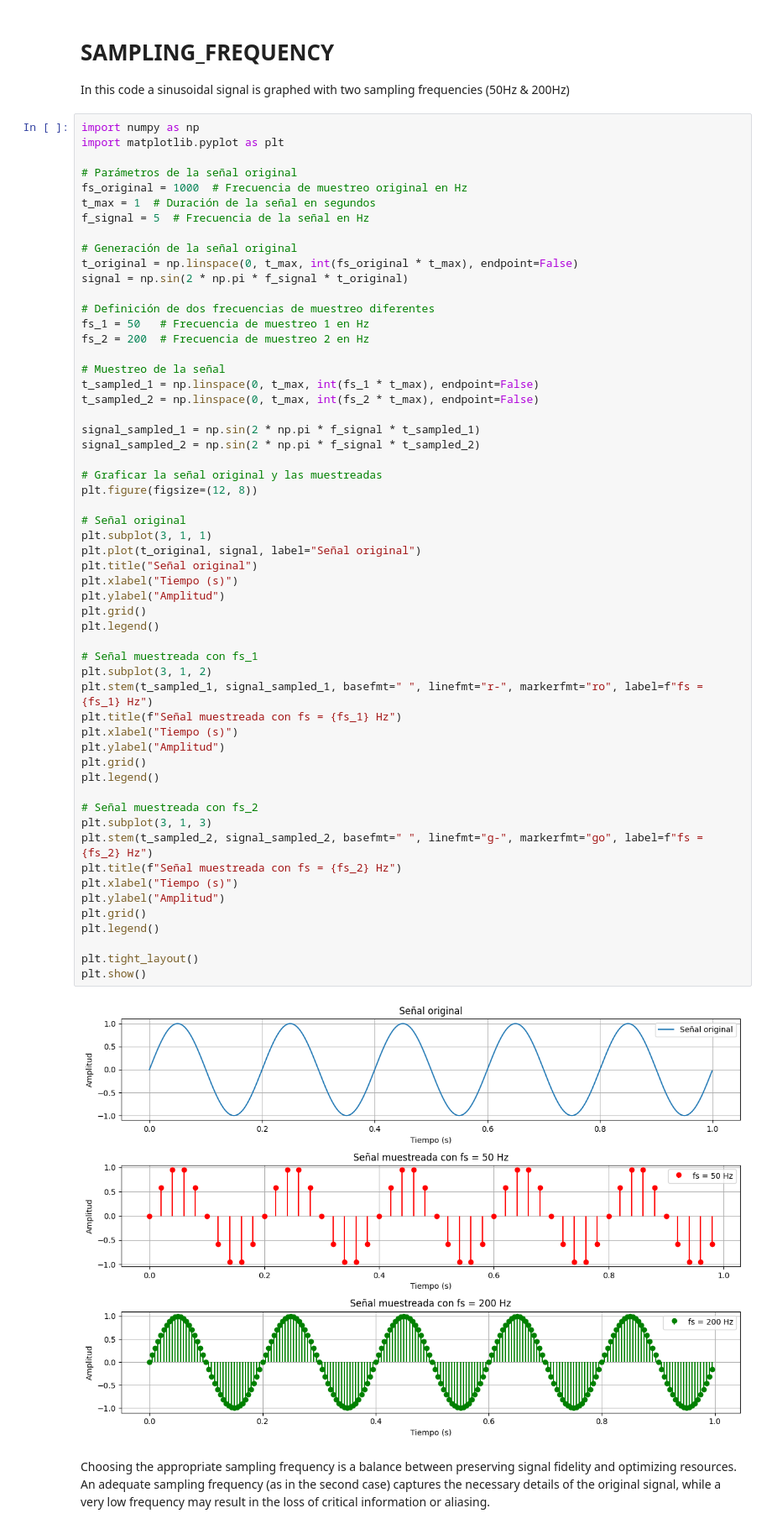
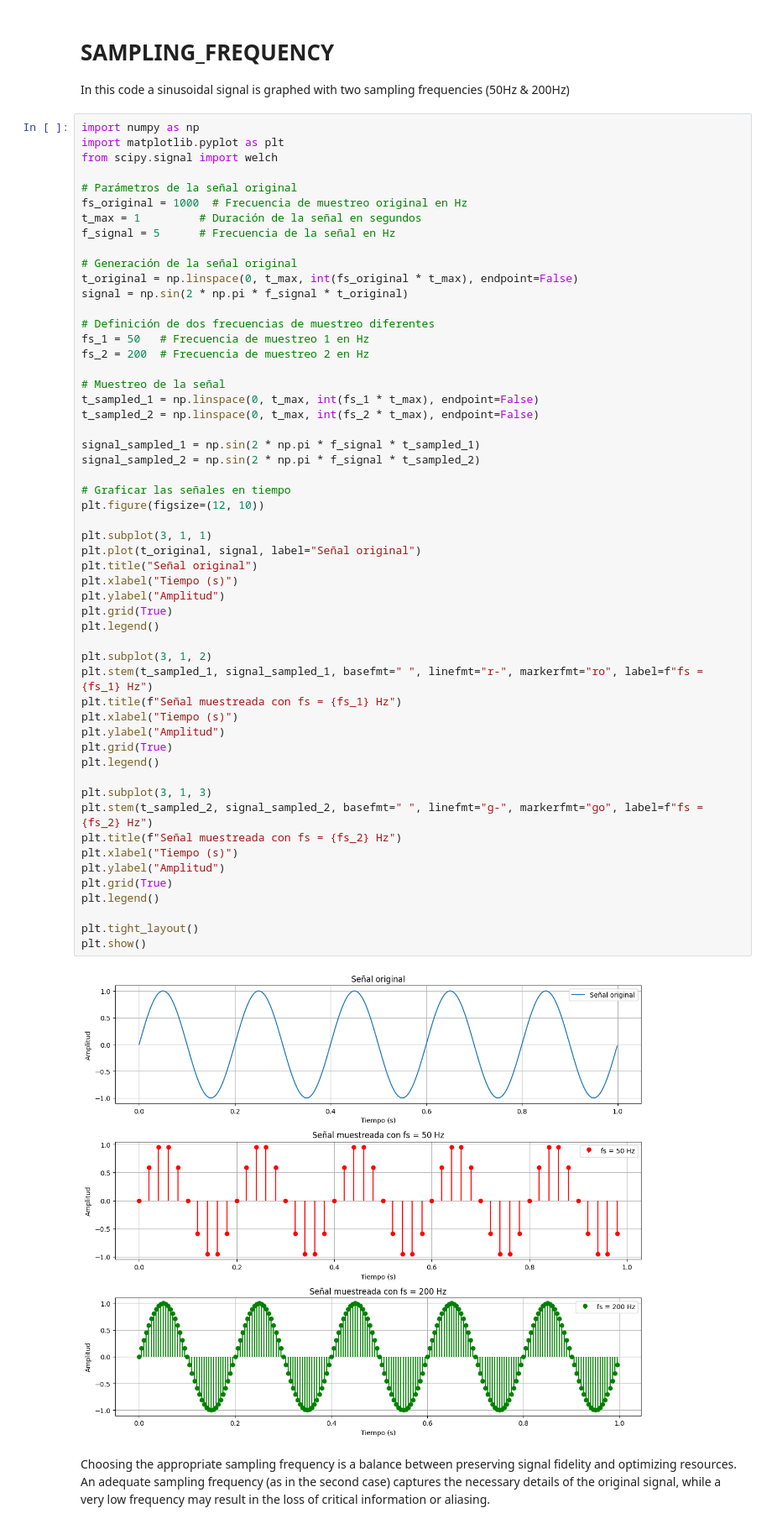
Before and after one commit to BENDER1A4/DIGITAL_SIGNAL_PROCESSING_UNAL, a Jupyter notebook: SAMPLING_FREQUENCY.ipynb, the cells around one changed output. Shown: that part at 84% size. Cells and saved outputs as stored; diff of their text form.

```diff
--- a/SAMPLING_FREQUENCY.ipynb
+++ b/SAMPLING_FREQUENCY.ipynb
@@ -7,11 +7,12 @@ In this code a sinusoidal signal is graphed with two sampling frequencies (50Hz
 # %%
 import numpy as np
 import matplotlib.pyplot as plt
+from scipy.signal import welch
 
 # Parámetros de la señal original
 fs_original = 1000  # Frecuencia de muestreo original en Hz
-t_max = 1  # Duración de la señal en segundos
-f_signal = 5  # Frecuencia de la señal en Hz
+t_max = 1         # Duración de la señal en segundos
+f_signal = 5      # Frecuencia de la señal en Hz
 
 # Generación de la señal original
 t_original = np.linspace(0, t_max, int(fs_original * t_max), endpoint=False)
@@ -26,41 +27,38 @@ t_sampled_1 = np.linspace(0, t_max, int(fs_1 * t_max), endpoint=False)
 t_sampled_2 = np.linspace(0, t_max, int(fs_2 * t_max), endpoint=False)
 
 signal_sampled_1 = np.sin(2 * np.pi * f_signal * t_sampled_1)
 signal_sampled_2 = np.sin(2 * np.pi * f_signal * t_sampled_2)
 
-# Graficar la señal original y las muestreadas
-plt.figure(figsize=(12, 8))
+# Graficar las señales en tiempo
+plt.figure(figsize=(12, 10))
 
-# Señal original
 plt.subplot(3, 1, 1)
 plt.plot(t_original, signal, label="Señal original")
 plt.title("Señal original")
 plt.xlabel("Tiempo (s)")
 plt.ylabel("Amplitud")
-plt.grid()
+plt.grid(True)
 plt.legend()
 
-# Señal muestreada con fs_1
 plt.subplot(3, 1, 2)
 plt.stem(t_sampled_1, signal_sampled_1, basefmt=" ", linefmt="r-", markerfmt="ro", label=f"fs = {fs_1} Hz")
 plt.title(f"Señal muestreada con fs = {fs_1} Hz")
 plt.xlabel("Tiempo (s)")
 plt.ylabel("Amplitud")
-plt.grid()
+plt.grid(True)
 plt.legend()
 
-# Señal muestreada con fs_2
 plt.subplot(3, 1, 3)
 plt.stem(t_sampled_2, signal_sampled_2, basefmt=" ", linefmt="g-", markerfmt="go", label=f"fs = {fs_2} Hz")
 plt.title(f"Señal muestreada con fs = {fs_2} Hz")
 plt.xlabel("Tiempo (s)")
 plt.ylabel("Amplitud")
-plt.grid()
+plt.grid(True)
 plt.legend()
 
 plt.tight_layout()
 plt.show()
 # %% [output]
-[figure, old version]
+[figure, new version]
 # %% [markdown]
 Choosing the appropriate sampling frequency is a balance between preserving signal fidelity and optimizing resources. An adequate sampling frequency (as in the second case) captures the necessary details of the original signal, while a very low frequency may result in the loss of critical information or aliasing.
```
Also changed, not shown: parts of 1 cell of this notebook.
